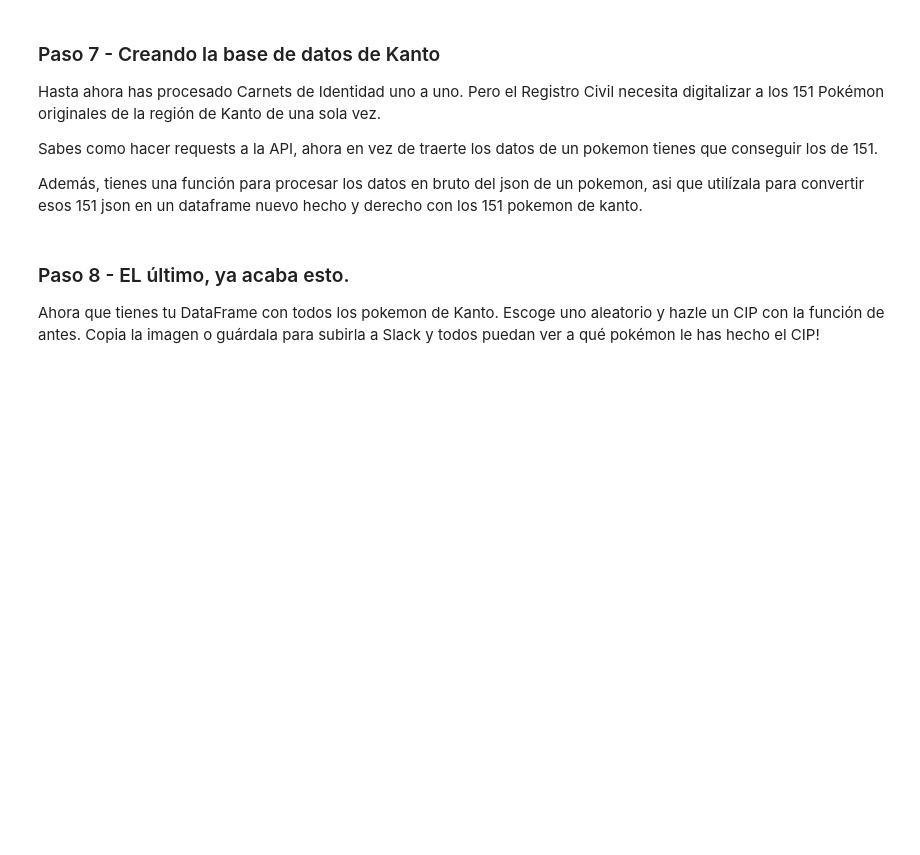
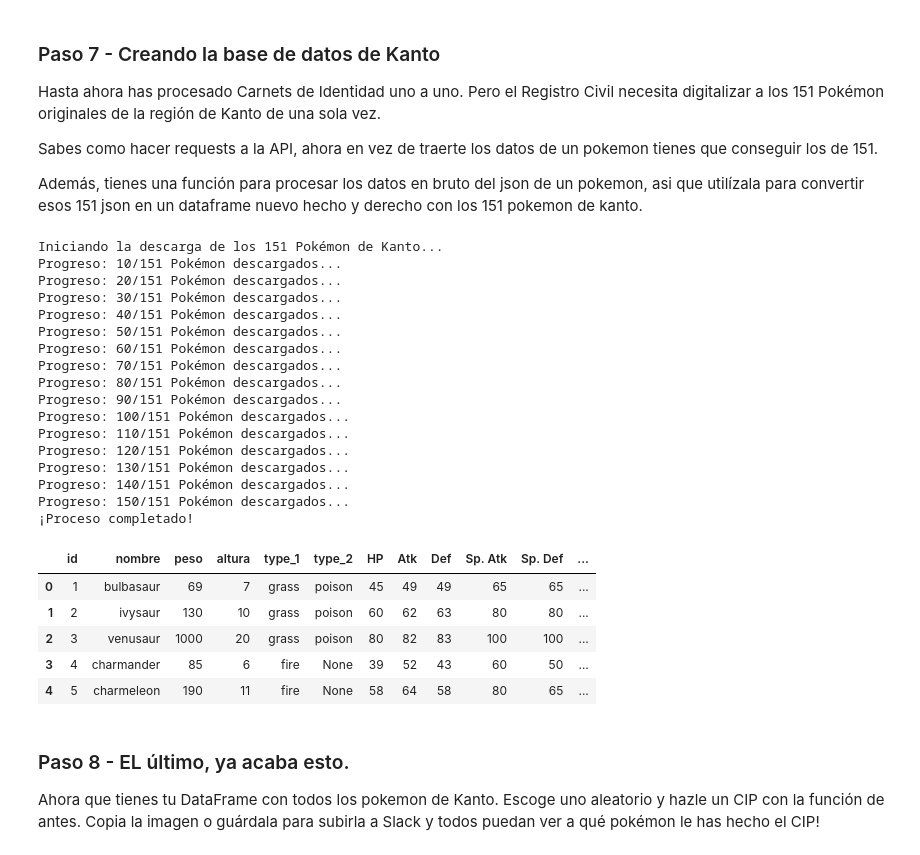
Before and after one commit to mikel-ao/2026-02-BILBAO-FT-Data-Science, a Jupyter notebook: 2-Data_Analysis/3-Sources/Web/Práctica/Ejercicio_API_Opcional_Mikel.ipynb, the cells around one changed output. Drawn from its saved outputs; the diff is of its cells as text; code cells hidden in the pictures; blank space fills up the shorter version.

```diff
--- a/2-Data_Analysis/3-Sources/Web/Práctica/Ejercicio_API_Opcional_Mikel.ipynb
+++ b/2-Data_Analysis/3-Sources/Web/Práctica/Ejercicio_API_Opcional_Mikel.ipynb
@@ -203,6 +246,64 @@ Hasta ahora has procesado Carnets de Identidad uno a uno. Pero el Registro Civil
 Sabes como hacer requests a la API, ahora en vez de traerte los datos de un pokemon tienes que conseguir los de 151.
 
 Además, tienes una función para procesar los datos en bruto del json de un pokemon, asi que utilízala para convertir esos 151 json en un dataframe nuevo hecho y derecho con los 151 pokemon de kanto.
+# %%
+# 1. Creamos una lista vacía para almacenar los diccionarios de cada Pokémon
+base_datos_kanto = []
+
+print("Iniciando la descarga de los 151 Pokémon de Kanto...")
+
+# 2. Bucle del 1 al 151 (el range llega hasta el 152 para incluir el 151)
+for i in range(1, 152):
+    try:
+        # Petición principal por ID
+        url = f"https://pokeapi.co/api/v2/pokemon/{i}"
+        respuesta = requests.get(url)
+
+        if respuesta.status_code == 200:
+            json_data = respuesta.json()
+
+            # 3. Usamos tu función del Paso 4/5 para limpiar los datos
+            pokemon_limpio = procesar_pokemon(json_data)
+
+            # 4. Añadimos el diccionario a nuestra lista
+            base_datos_kanto.append(pokemon_limpio)
+
+            # Feedback para saber que el código sigue vivo
+            if i % 10 == 0:
+                print(f"Progreso: {i}/151 Pokémon descargados...")
+
+    except Exception as e:
+        print(f"Error en el ID {i}: {e}")
+
+# 5. Convertimos la lista de diccionarios en un DataFrame final
+df_kanto = pd.DataFrame(base_datos_kanto)
+
+print("¡Proceso completado!")
+df_kanto.head()
+# %% [output]
+Iniciando la descarga de los 151 Pokémon de Kanto...
+Progreso: 10/151 Pokémon descargados...
+Progreso: 20/151 Pokémon descargados...
+Progreso: 30/151 Pokémon descargados...
+Progreso: 40/151 Pokémon descargados...
+Progreso: 50/151 Pokémon descargados...
+Progreso: 60/151 Pokémon descargados...
+Progreso: 70/151 Pokémon descargados...
+Progreso: 80/151 Pokémon descargados...
+Progreso: 90/151 Pokémon descargados...
+Progreso: 100/151 Pokémon descargados...
+Progreso: 110/151 Pokémon descargados...
+Progreso: 120/151 Pokémon descargados...
+Progreso: 130/151 Pokémon descargados...
+Progreso: 140/151 Pokémon descargados...
+Progreso: 150/151 Pokémon descargados...
+¡Proceso completado!
+|  | id | nombre | peso | altura | type_1 | type_2 | HP | Atk | Def | Sp. Atk | Sp. Def | ... |
+| 0 | 1 | bulbasaur | 69 | 7 | grass | poison | 45 | 49 | 49 | 65 | 65 | ... |
+| 1 | 2 | ivysaur | 130 | 10 | grass | poison | 60 | 62 | 63 | 80 | 80 | ... |
+| 2 | 3 | venusaur | 1000 | 20 | grass | poison | 80 | 82 | 83 | 100 | 100 | ... |
+| 3 | 4 | charmander | 85 | 6 | fire | None | 39 | 52 | 43 | 60 | 50 | ... |
+| 4 | 5 | charmeleon | 190 | 11 | fire | None | 58 | 64 | 58 | 80 | 65 | ... |
 # %% [markdown]
 ### Paso 8 - EL último, ya acaba esto.
 
```
Also changed, not shown: parts of 8 cells of this notebook.
